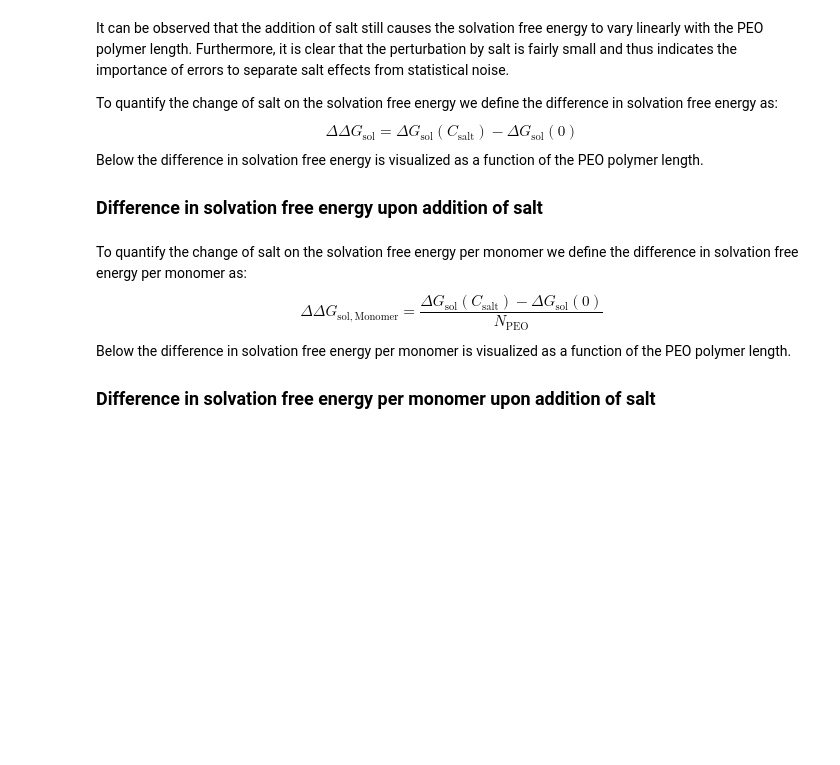
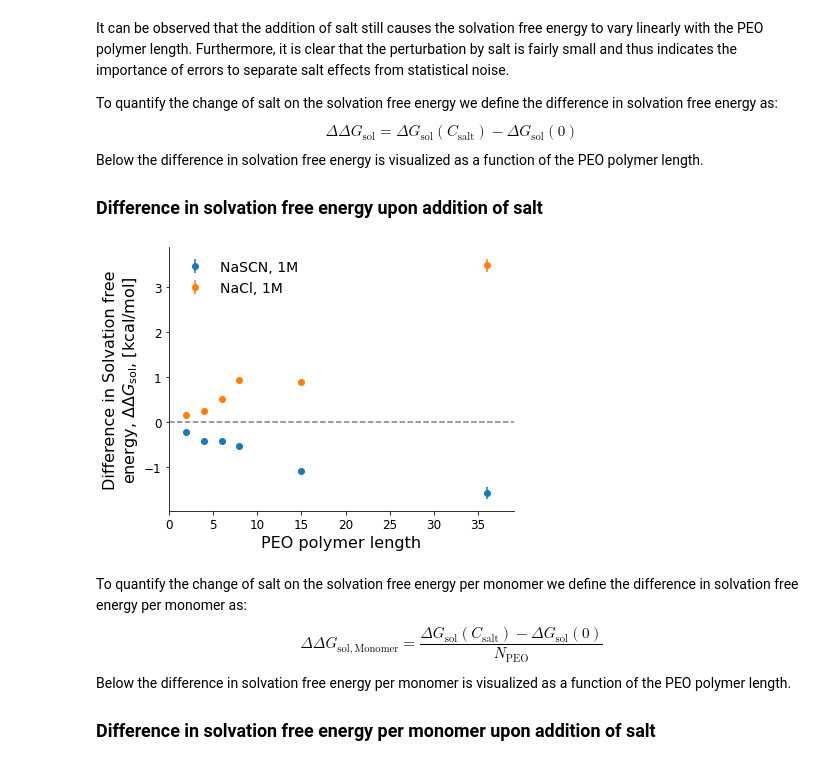
Before and after one commit to SHervoe-Hansen/PEO_solubility_in_NaCl, a Jupyter notebook: Analysis.ipynb, the cells around one changed output. Saved outputs shown, nothing was run; the diff lists cells and outputs as text; code cells hidden in the pictures; blank space fills up the shorter version.

```diff
--- a/Analysis.ipynb
+++ b/Analysis.ipynb
@@ -503,30 +546,33 @@ Below the difference in solvation free energy is visualized as a function of the
 # %%
 %cd -q $homedir
 fig, ax = plt.subplots(figsize=(6,4.5))
 icons = []
 
 Nsamples = state_parameters['soln']['Ndivisions']
 
 for i, condition in enumerate(['NaSCN/1.00', 'NaCl/1.00']):
     dslvfe = (slvfe.mean(axis=2)[:,i+1] - slvfe.mean(axis=2)[:,0])
     errplt = ax.errorbar(nmers, unumpy.nominal_values(dslvfe), yerr=unumpy.std_devs(dslvfe)/np.sqrt(Nsamples),
                          marker='o', linestyle='None', color='C'+str(i), alpha=1)
     icons.append(errplt)
 
 
 ax.hlines(0, xmin=0, xmax=40, colors='black', linestyle='dashed', alpha=0.5)
 
 leg = ax.legend(icons, ['NaSCN, 1M', 'NaCl, 1M'],
                 loc='best', frameon=False, fontsize=14)
 
 ax.set_xlabel('PEO polymer length', fontsize=16)
-ax.set_ylabel('Difference in Solvation free energy,\n$\Delta\Delta G_{\mathrm{sol}}$, [kcal/mol]', fontsize=16)
+ax.set_ylabel('Difference in Solvation free\nenergy, $\Delta\Delta G_{\mathrm{sol}}$, [kcal/mol]', fontsize=16)
 ax.tick_params(axis='both', which='major', labelsize=12)
 ax.spines['right'].set_visible(False)
 ax.spines['top'].set_visible(False)
+ax.set_xlim(0, 39)
 
 fig.tight_layout()
-#fig.savefig('Figures/PEG_polymerlength_salt_difference.pdf', bbox_inches='tight')
+fig.savefig('Figures/PEG_polymerlength_salt_difference.pdf', bbox_inches='tight')
+# %% [output]
+[figure, added]
 # %% [markdown]
 To quantify the change of salt on the solvation free energy per monomer we define the difference in solvation free energy per monomer as:
 $$
```
Also changed, not shown: parts of 8 cells of this notebook, 6 other files.
